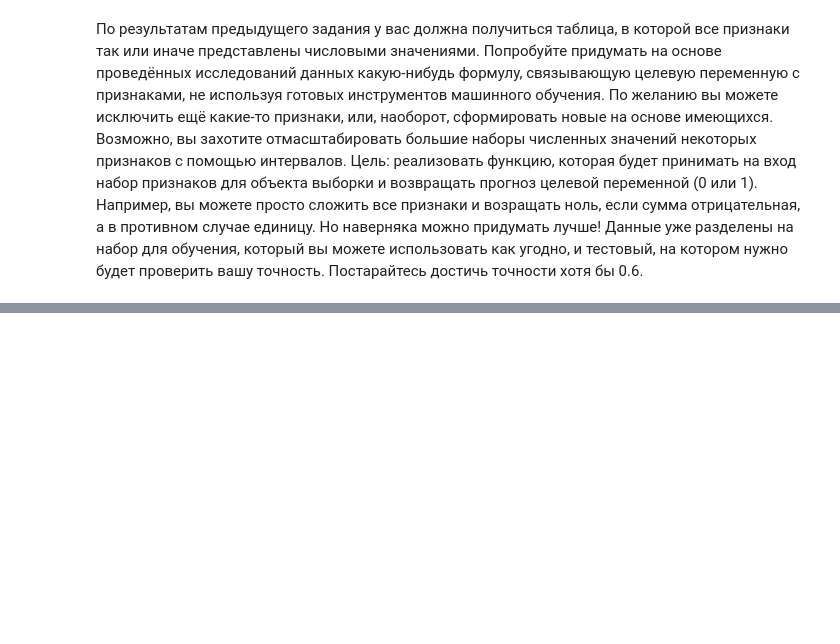
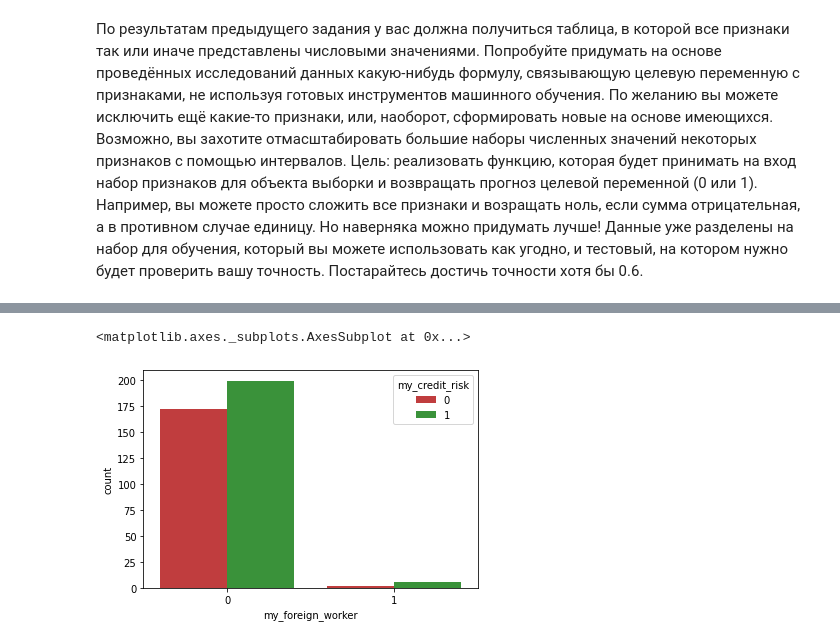
Before and after one commit to TyurinIvan/iad2021, a Jupyter notebook: hw3/hw03-EDA.ipynb, the cells around one changed output, grey strips where cells are left out. Drawn from its saved outputs; the diff is of its cells as text; code cells hidden in the pictures; blank space fills up the shorter version.

```diff
--- a/hw3/hw03-EDA.ipynb
+++ b/hw3/hw03-EDA.ipynb
@@ -305,3 +321,6 @@ plt.show()
+# %%
+from sklearn.preprocessing import LabelEncoder
+label = LabelEncoder()
 # %%
 for column in list(df):
   if df[column].dtype == 'object':
@@ -309,7 +328,7 @@ for column in list(df):
     df[new_column] = label.fit_transform(df[column])
 
     # Я так и не понял, что нужно... так что действие по желанию!
-    df.drop(column, axis = 1, inplace = True)
+    #df.drop(column, axis = 1, inplace = True)
 # %%
 df
 # %% [output]
@@ -335,0 +409,13 @@ df
+# %%
+my_palette = sns.color_palette()[2:4]
+my_palette.reverse()
+
+df_edited = df[(df["my_savings"] != 1) & (df["my_savings"] != 2)]
+df_edited = df_edited[(df_edited["my_property"] != 3)]
+df_edited = df_edited[(df_edited["my_credit_history"] != 0)]
+
+
+sns.countplot(x=df_edited["my_foreign_worker"], hue=df["my_credit_risk"], palette=my_palette)
+# %% [output]
+<matplotlib.axes._subplots.AxesSubplot at 0x...>
+[figure, added]
```
Also changed, not shown: parts of 12 cells of this notebook.
